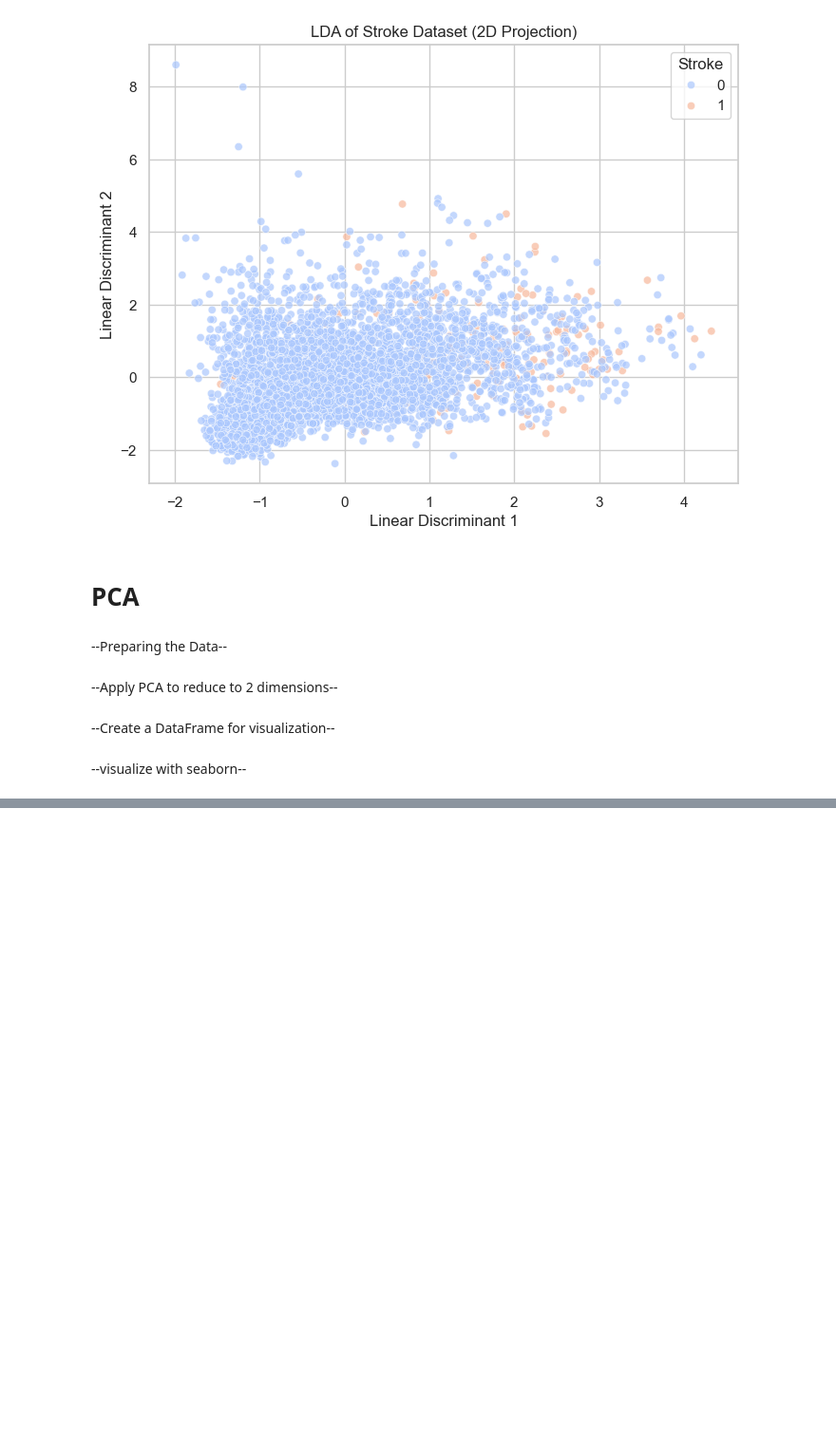
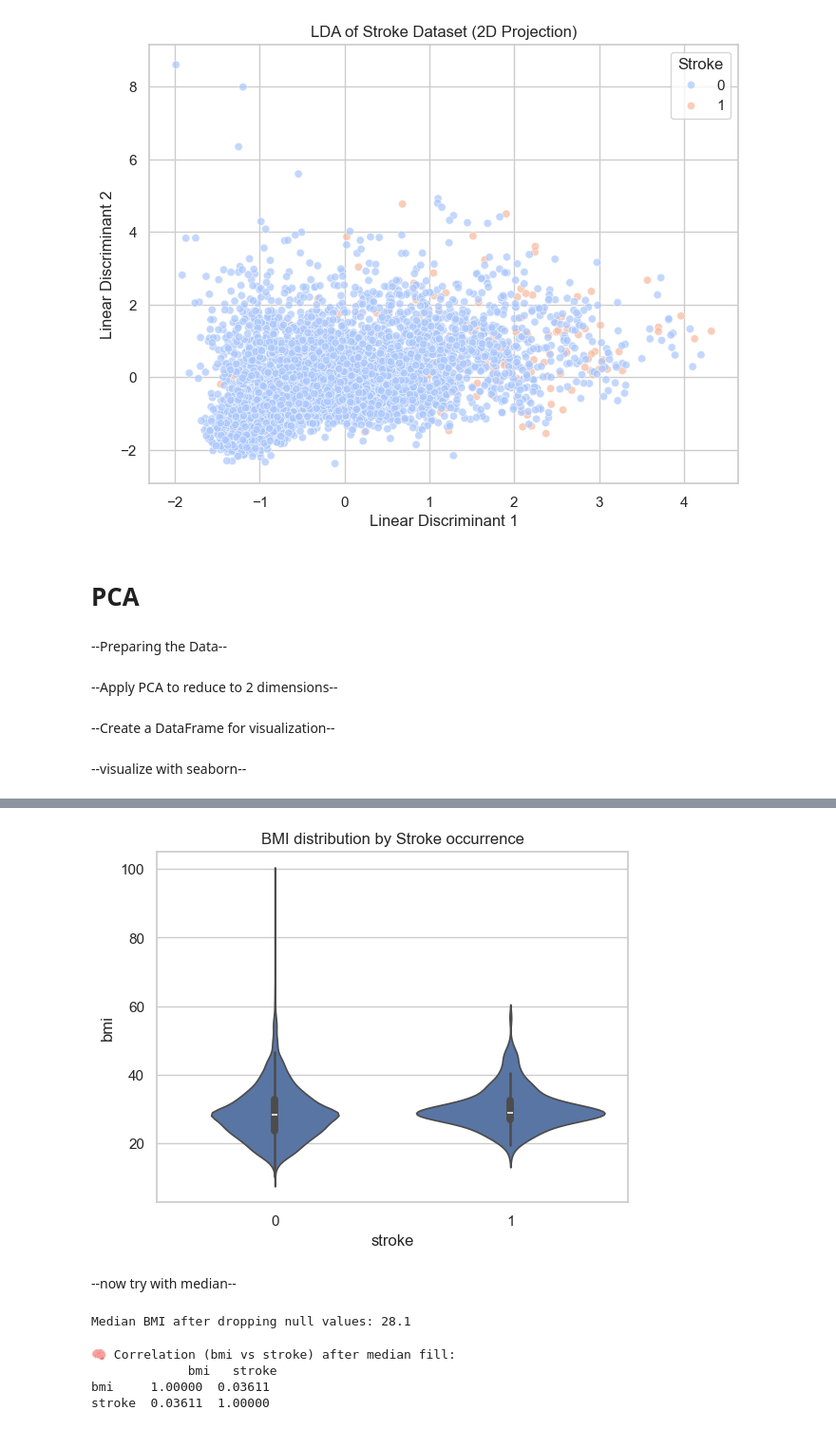
Before and after one commit to mazen4bs/stoke-prediction-machine-learning, a Jupyter notebook: stroke prediction/notebooks/stroke_analysis_phase1.ipynb, the cells around one changed output, grey strips where cells are left out. Shown at 95% size. Drawn from its saved outputs; the diff is of its cells as text; code cells hidden in the pictures; blank space fills up the shorter version.

```diff
--- a/stroke prediction/notebooks/stroke_analysis_phase1.ipynb
+++ b/stroke prediction/notebooks/stroke_analysis_phase1.ipynb
@@ -548,0 +643,27 @@ plt.show()
+# %%
+sns.violinplot(data=df_mean_bmi, x='stroke', y='bmi')
+plt.title('BMI distribution by Stroke occurrence')
+plt.show()
+# %% [output]
+[figure, added]
+# %% [markdown]
+--now try with median--
+# %%
+# Create a copy of the DataFrame
+df_median_bmi = df.copy()
+
+# Replacing missing values in the 'bmi' column with the median
+df_median_bmi['bmi'] = df_median_bmi['bmi'].fillna(df_median_bmi['bmi'].median())
+
+# Print the median BMI after filling missing values
+print("Median BMI after dropping null values:", df_median_bmi['bmi'].median())
+# %% [output]
+Median BMI after dropping null values: 28.1
+# %%
+corr_median = df_median_bmi[['bmi', 'stroke']].corr()
+print("🧠 Correlation (bmi vs stroke) after median fill:\n", corr_median)
+# %% [output]
+🧠 Correlation (bmi vs stroke) after median fill:
+             bmi   stroke
+bmi     1.00000  0.03611
+stroke  0.03611  1.00000
```
Also changed, not shown: parts of 29 cells of this notebook.
